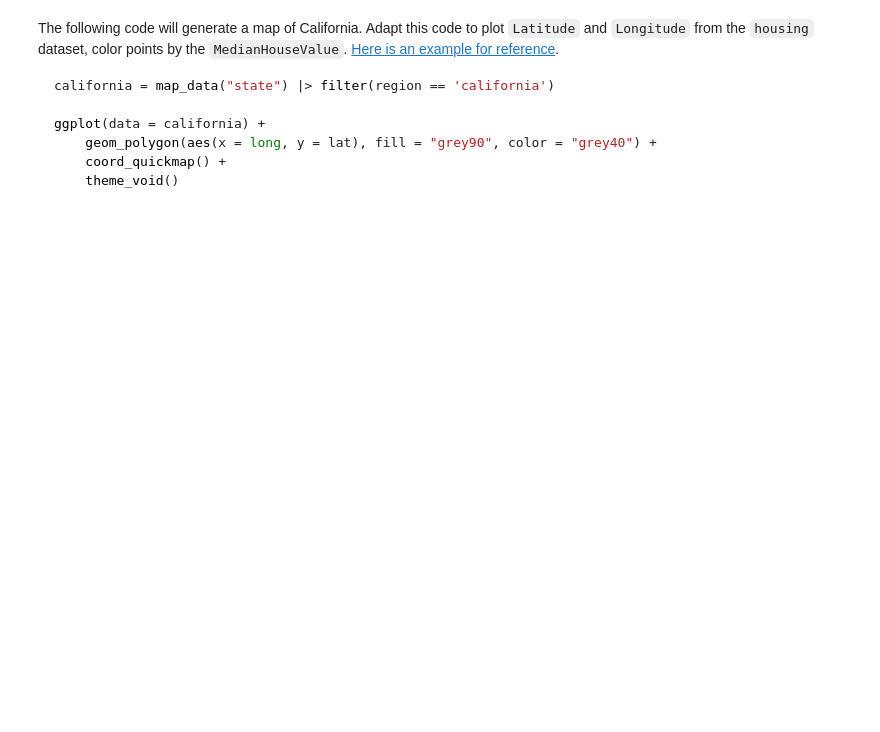
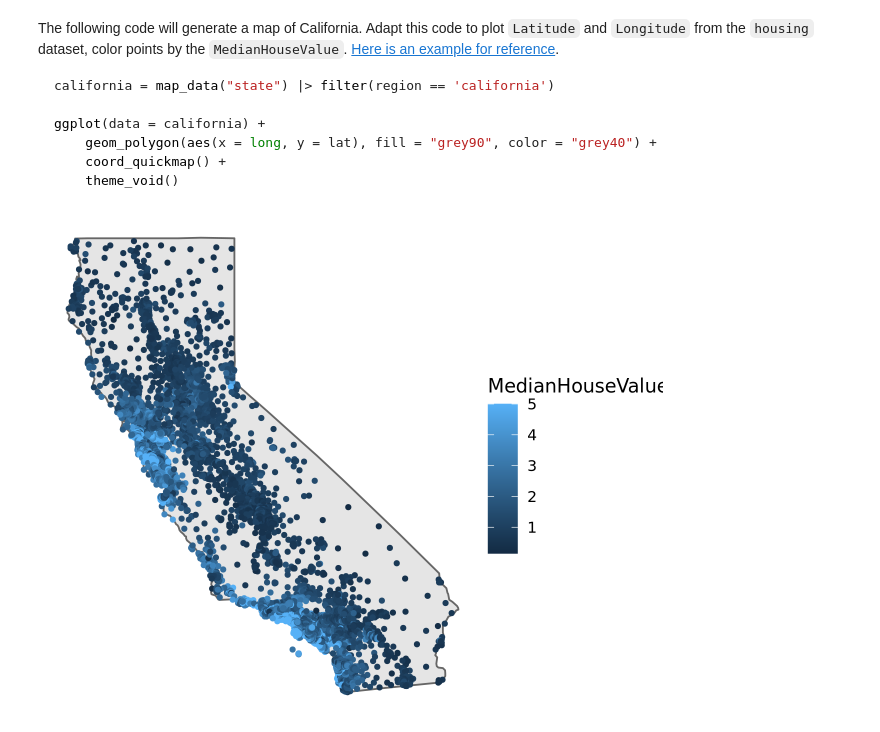
Before and after one commit to UNC-DATA-730/unit-11-assignment-yifeiwang2025, a Jupyter notebook: assignment11.ipynb, the cells around one changed output. Cells and saved outputs as stored; diff of their text form; code cells hidden in the pictures; blank space fills up the shorter version.

````diff
--- a/assignment11.ipynb
+++ b/assignment11.ipynb
@@ -72,3 +166,15 @@ ggplot(data = california) +
     coord_quickmap() +
     theme_void()
 ```
+# %%
+california = map_data("state") |> filter(region == 'california')
+
+ggplot(data = california) +
+    geom_polygon(aes(x = long, y = lat), fill = "grey90", color = "grey40") +
+    coord_quickmap() +
+    theme_void() +
+  geom_point(
+    data = housing,
+    aes(x = Longitude, y = Latitude, color = MedianHouseValue), size=1)
+# %% [output]
+[figure, added]
````
Also changed, not shown: parts of 6 cells of this notebook.
